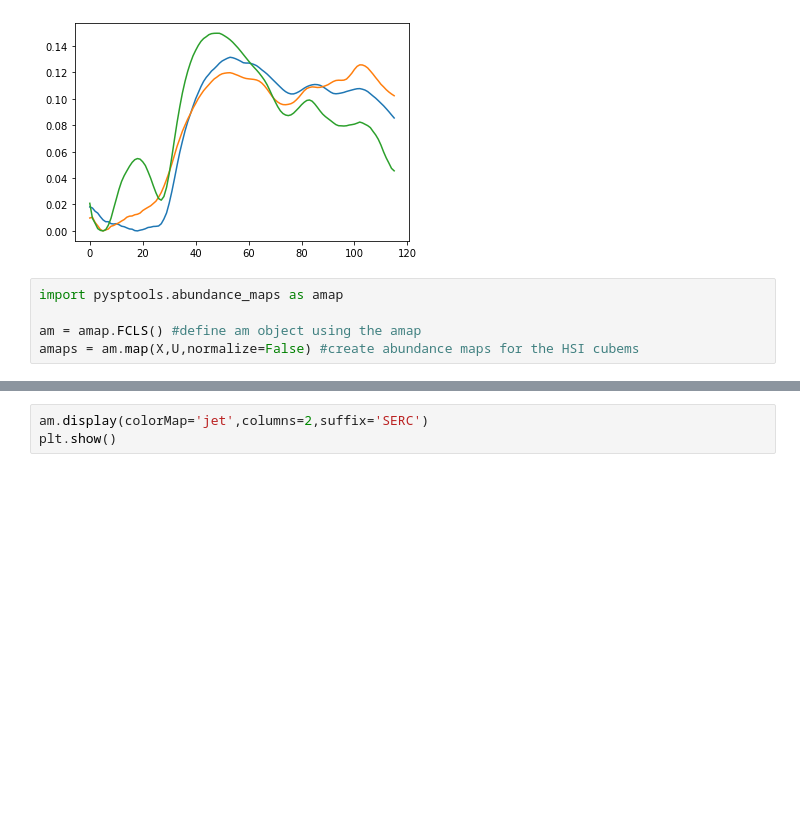
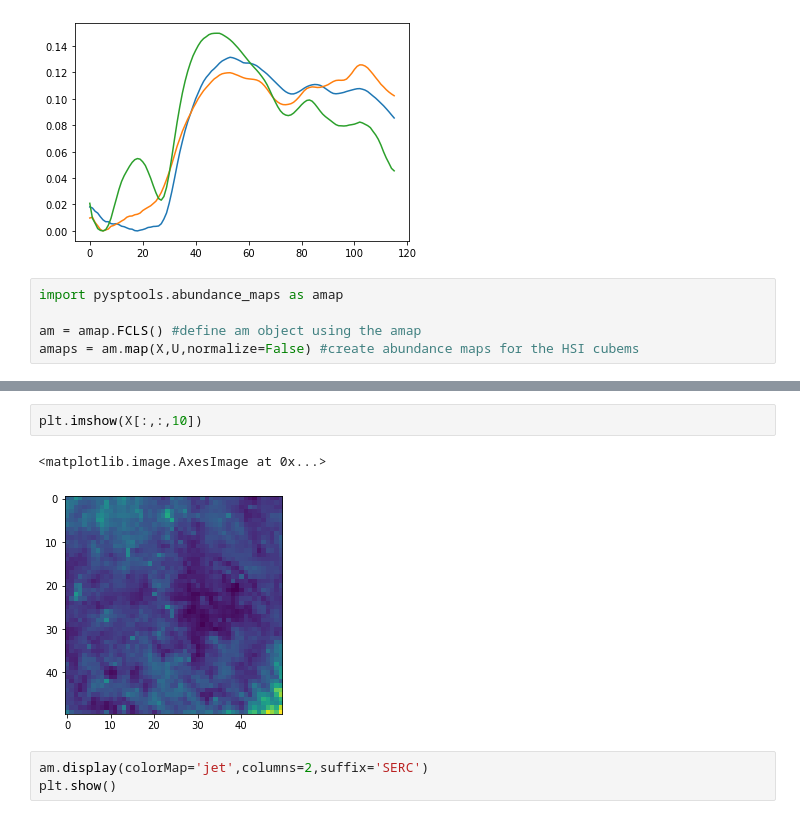
Before and after one commit to SolidusAbi/HySpecLab, a Jupyter notebook: notebooks/unmixing/test.ipynb, the cells around one changed output, grey strips where cells are left out. Cells and saved outputs as stored; diff of their text form; blank space fills up the shorter version.

```diff
--- a/notebooks/unmixing/test.ipynb
+++ b/notebooks/unmixing/test.ipynb
@@ -53,3 +75,8 @@ amaps = am.map(X,U,normalize=False) #create abundance maps for the HSI cubems
+# %%
+plt.imshow(X[:,:,10])
+# %% [output]
+<matplotlib.image.AxesImage at 0x...>
+[figure, added]
 # %%
 am.display(colorMap='jet',columns=2,suffix='SERC')
 plt.show()
```
Also changed, not shown: parts of 2 cells of this notebook, 1 other file.
